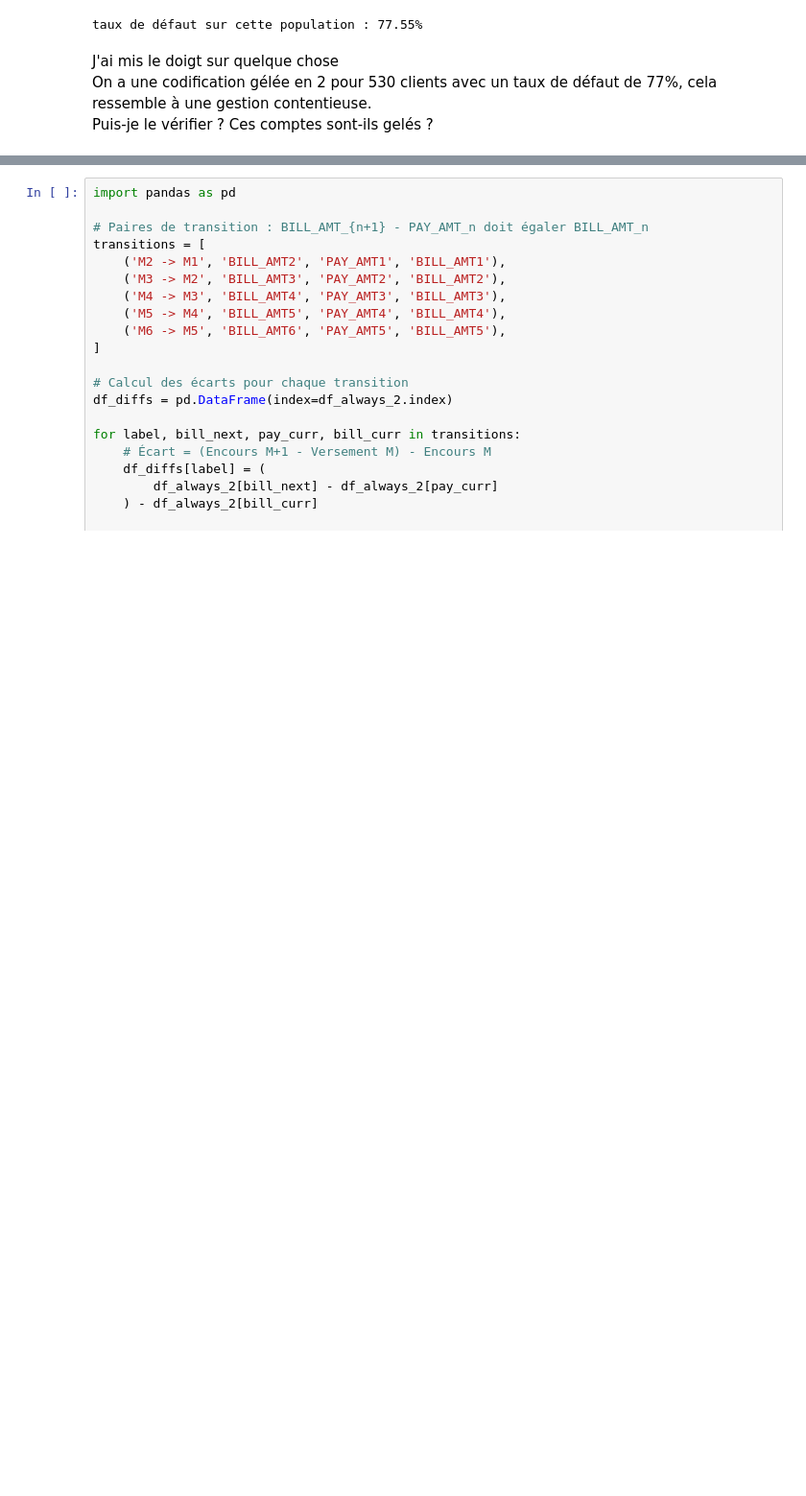
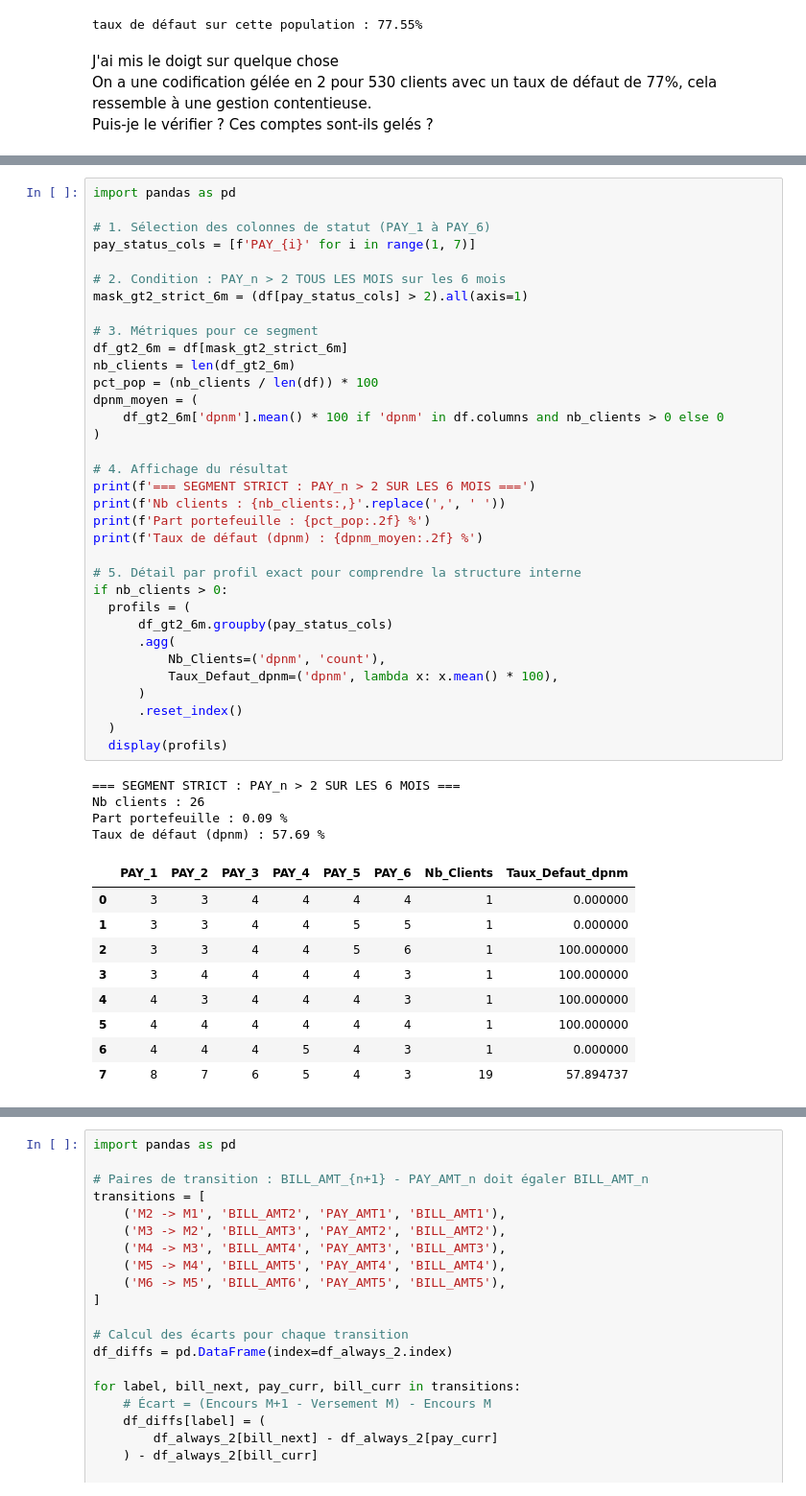
Before and after one commit to johan-mac-59/RiskLens_ML, a Jupyter notebook: src/05_01_EDA_lab.ipynb, the cells around one changed output, grey strips where cells are left out. Shown at 96% size. Drawn from its saved outputs; the diff is of its cells as text; blank space fills up the shorter version.

```diff
--- a/src/05_01_EDA_lab.ipynb
+++ b/src/05_01_EDA_lab.ipynb
@@ -4423,0 +4540,48 @@ Puis-je le vérifier ? Ces comptes sont-ils gelés ?
+# %%
+import pandas as pd
+
+# 1. Sélection des colonnes de statut (PAY_1 à PAY_6)
+pay_status_cols = [f'PAY_{i}' for i in range(1, 7)]
+
+# 2. Condition : PAY_n > 2 TOUS LES MOIS sur les 6 mois
+mask_gt2_strict_6m = (df[pay_status_cols] > 2).all(axis=1)
+
+# 3. Métriques pour ce segment
+df_gt2_6m = df[mask_gt2_strict_6m]
+nb_clients = len(df_gt2_6m)
+pct_pop = (nb_clients / len(df)) * 100
+dpnm_moyen = (
+    df_gt2_6m['dpnm'].mean() * 100 if 'dpnm' in df.columns and nb_clients > 0 else 0
+)
+
+# 4. Affichage du résultat
+print(f'=== SEGMENT STRICT : PAY_n > 2 SUR LES 6 MOIS ===')
+print(f'Nb clients : {nb_clients:,}'.replace(',', ' '))
+print(f'Part portefeuille : {pct_pop:.2f} %')
+print(f'Taux de défaut (dpnm) : {dpnm_moyen:.2f} %')
+
+# 5. Détail par profil exact pour comprendre la structure interne
+if nb_clients > 0:
+  profils = (
+      df_gt2_6m.groupby(pay_status_cols)
+      .agg(
+          Nb_Clients=('dpnm', 'count'),
+          Taux_Defaut_dpnm=('dpnm', lambda x: x.mean() * 100),
+      )
+      .reset_index()
+  )
+  display(profils)
+# %% [output]
+=== SEGMENT STRICT : PAY_n > 2 SUR LES 6 MOIS ===
+Nb clients : 26
+Part portefeuille : 0.09 %
+Taux de défaut (dpnm) : 57.69 %
+|  | PAY_1 | PAY_2 | PAY_3 | PAY_4 | PAY_5 | PAY_6 | Nb_Clients | Taux_Defaut_dpnm |
+| 0 | 3 | 3 | 4 | 4 | 4 | 4 | 1 | 0.000000 |
+| 1 | 3 | 3 | 4 | 4 | 5 | 5 | 1 | 0.000000 |
+| 2 | 3 | 3 | 4 | 4 | 5 | 6 | 1 | 100.000000 |
+| 3 | 3 | 4 | 4 | 4 | 4 | 3 | 1 | 100.000000 |
+| 4 | 4 | 3 | 4 | 4 | 4 | 3 | 1 | 100.000000 |
+| 5 | 4 | 4 | 4 | 4 | 4 | 4 | 1 | 100.000000 |
+| 6 | 4 | 4 | 4 | 5 | 4 | 3 | 1 | 0.000000 |
+| 7 | 8 | 7 | 6 | 5 | 4 | 3 | 19 | 57.894737 |
```
Also changed, not shown: parts of 27 cells of this notebook.
